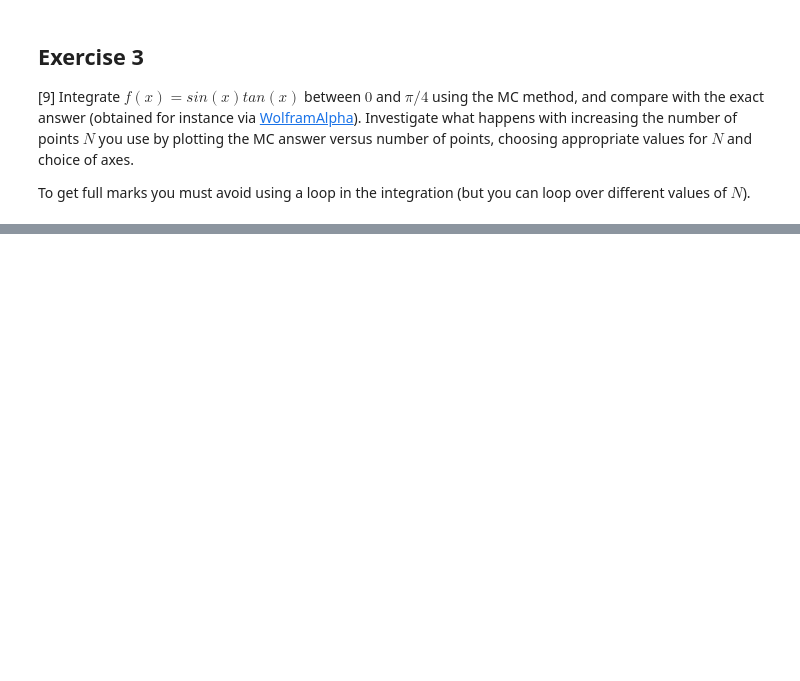
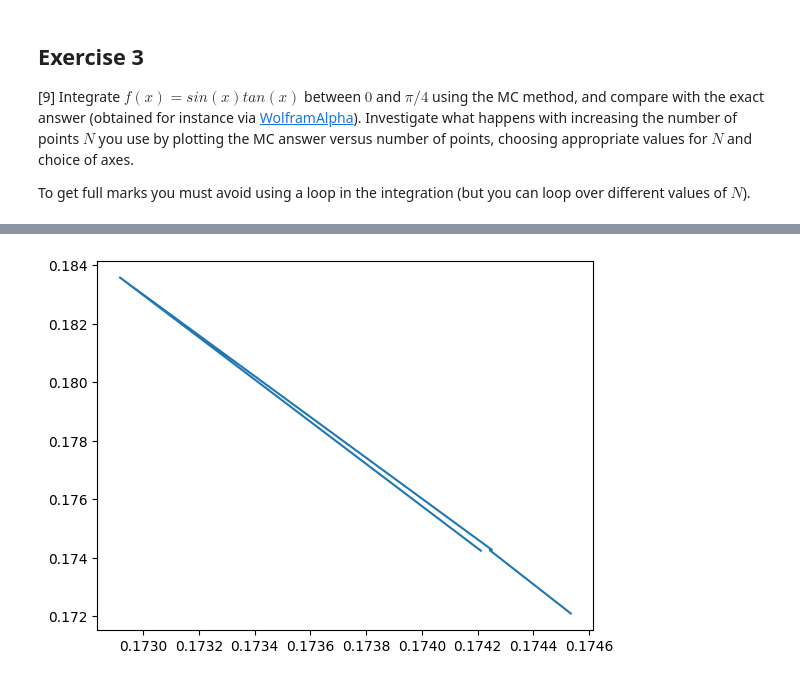
Before and after one commit to PX2145-2025/week-6-b-Anest-Cunliffe, a Jupyter notebook: Monte_Carlo.ipynb, the cells around one changed output, grey strips where cells are left out. Cells and saved outputs as stored; diff of their text form; code cells hidden in the pictures; blank space fills up the shorter version.

```diff
--- a/Monte_Carlo.ipynb
+++ b/Monte_Carlo.ipynb
@@ -323,31 +323,33 @@ mc method accurate to about 3 s.f
 # %%
 import numpy as np
 
 def f(x):
     return np.sin(x)*np.tan(x)
 a= 0
 b= np.pi/4
 N4=int(1e2)
 xrandom1= np.random.uniform(a,b,N4)
 integral_random1= (b-a)*np.mean(f(xrandom1))
 
 N5=int(1e7)
 xrandom2= np.random.uniform(a,b,N5)
 integral_random2= (b-a)*np.mean(f(xrandom2))
 
-N6=int(1e10)
+N6=int(1e8)
 xrandom3= np.random.uniform(a,b,N6)
 integral_random3= (b-a)*np.mean(f(xrandom3))
 
 N7=int(1e3)
 xrandom4= np.random.uniform(a,b,N7)
 integral_random4= (b-a)*np.mean(f(xrandom4))
 
 N8=int(1e6)
-xrandom1= np.random.uniform(a,b,N8)
+xrandom5= np.random.uniform(a,b,N8)
 integral_random5= (b-a)*np.mean(f(xrandom5))
 
-x_array= [integral_random1,integral_random2, integral_random3, integral_random4, integral_random5]
-y_array= [N4, N7, N8, N5, N6]
+y_array= [integral_random1,integral_random2, integral_random3, integral_random4, integral_random5]
+yx_array= [N4, N7, N8, N5, N6]
 plt.plot(x_array, y_array)
 plt.show()
+# %% [output]
+[figure, added]
```
Also changed, not shown: parts of 4 cells of this notebook.
